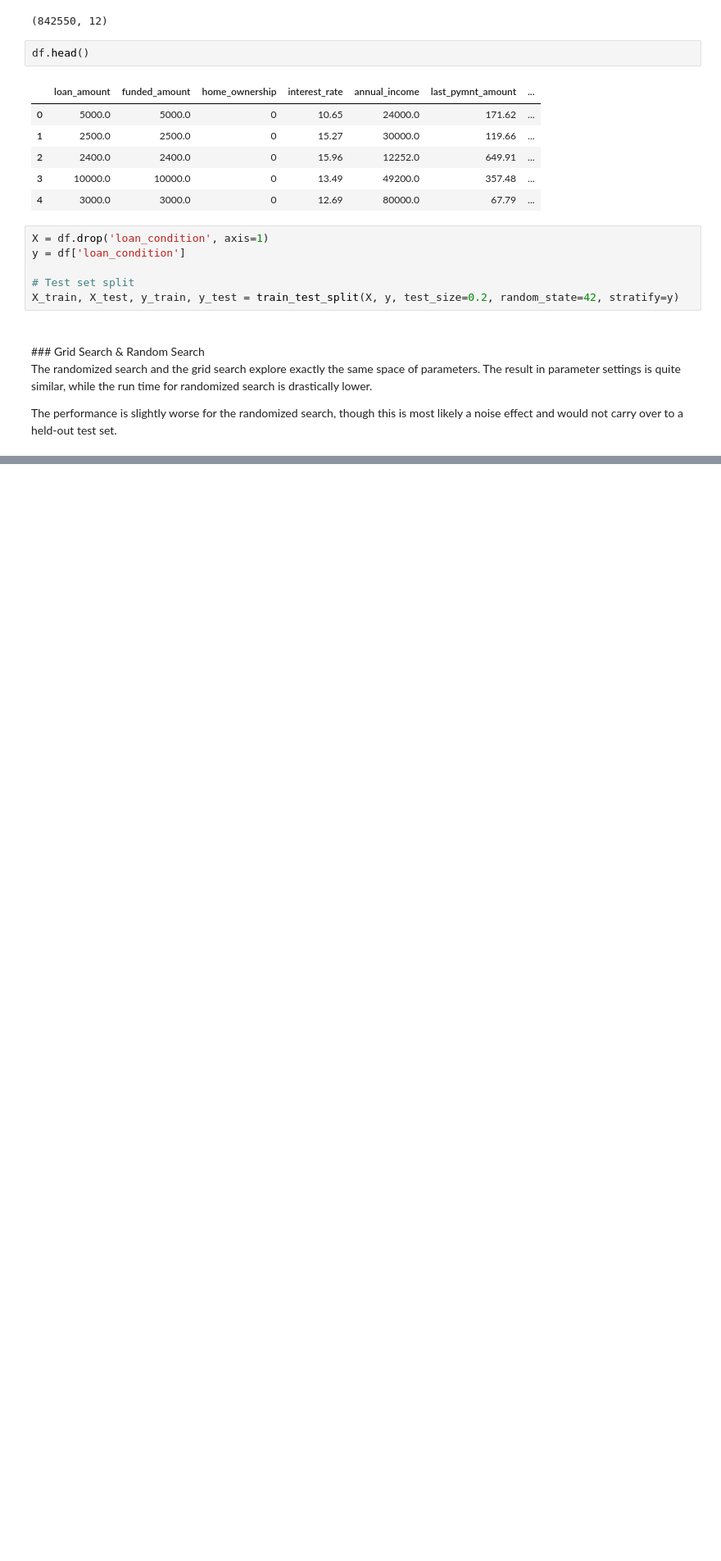
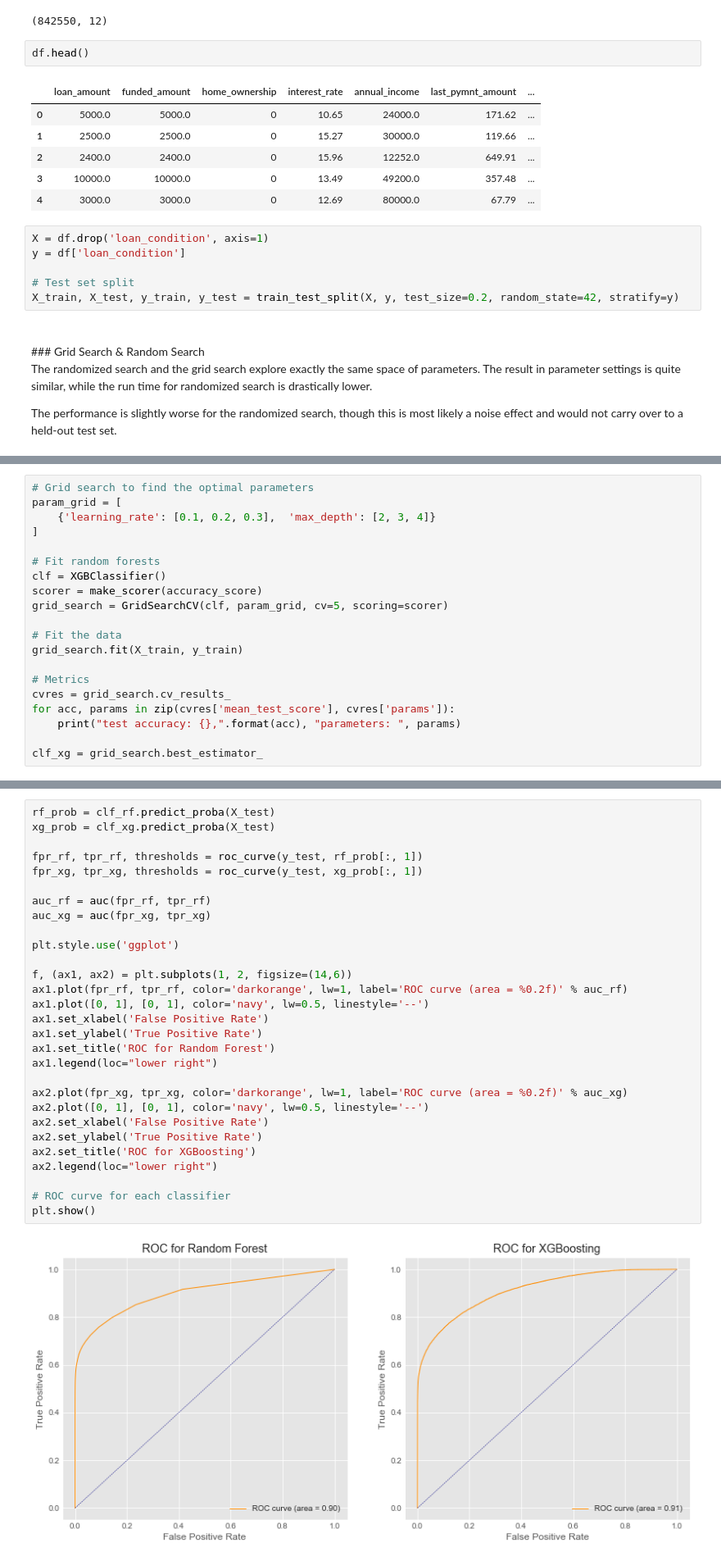
Before and after one commit to Kearlay/lending_club_classification, a Jupyter notebook: lending_club_classification.ipynb, the cells around one changed output, grey strips where cells are left out. Shown: that part at 82% size. Cells and saved outputs as stored; diff of their text form; blank space fills up the shorter version.

```diff
--- a/lending_club_classification.ipynb
+++ b/lending_club_classification.ipynb
@@ -672,0 +651,20 @@ Text(0,0.5,'Importance')
+# %%
+# Grid search to find the optimal parameters
+param_grid = [
+    {'learning_rate': [0.1, 0.2, 0.3],  'max_depth': [2, 3, 4]}
+]
+
+# Fit random forests
+clf = XGBClassifier()
+scorer = make_scorer(accuracy_score)
+grid_search = GridSearchCV(clf, param_grid, cv=5, scoring=scorer)
+
+# Fit the data
+grid_search.fit(X_train, y_train)
+
+# Metrics
+cvres = grid_search.cv_results_
+for acc, params in zip(cvres['mean_test_score'], cvres['params']):
+    print("test accuracy: {},".format(acc), "parameters: ", params)
+
+clf_xg = grid_search.best_estimator_
@@ -672,0 +688,31 @@ Text(0,0.5,'Importance')
+# %%
+rf_prob = clf_rf.predict_proba(X_test)
+xg_prob = clf_xg.predict_proba(X_test)
+
+fpr_rf, tpr_rf, thresholds = roc_curve(y_test, rf_prob[:, 1])
+fpr_xg, tpr_xg, thresholds = roc_curve(y_test, xg_prob[:, 1])
+
+auc_rf = auc(fpr_rf, tpr_rf)
+auc_xg = auc(fpr_xg, tpr_xg)
+
+plt.style.use('ggplot')
+
+f, (ax1, ax2) = plt.subplots(1, 2, figsize=(14,6))
+ax1.plot(fpr_rf, tpr_rf, color='darkorange', lw=1, label='ROC curve (area = %0.2f)' % auc_rf)
+ax1.plot([0, 1], [0, 1], color='navy', lw=0.5, linestyle='--')
+ax1.set_xlabel('False Positive Rate')
+ax1.set_ylabel('True Positive Rate')
+ax1.set_title('ROC for Random Forest')
+ax1.legend(loc="lower right")
+
+ax2.plot(fpr_xg, tpr_xg, color='darkorange', lw=1, label='ROC curve (area = %0.2f)' % auc_xg)
+ax2.plot([0, 1], [0, 1], color='navy', lw=0.5, linestyle='--')
+ax2.set_xlabel('False Positive Rate')
+ax2.set_ylabel('True Positive Rate')
+ax2.set_title('ROC for XGBoosting')
+ax2.legend(loc="lower right")
+
+# ROC curve for each classifier
+plt.show()
+# %% [output]
+[figure, added]
```
Also changed, not shown: parts of 15 cells of this notebook.
